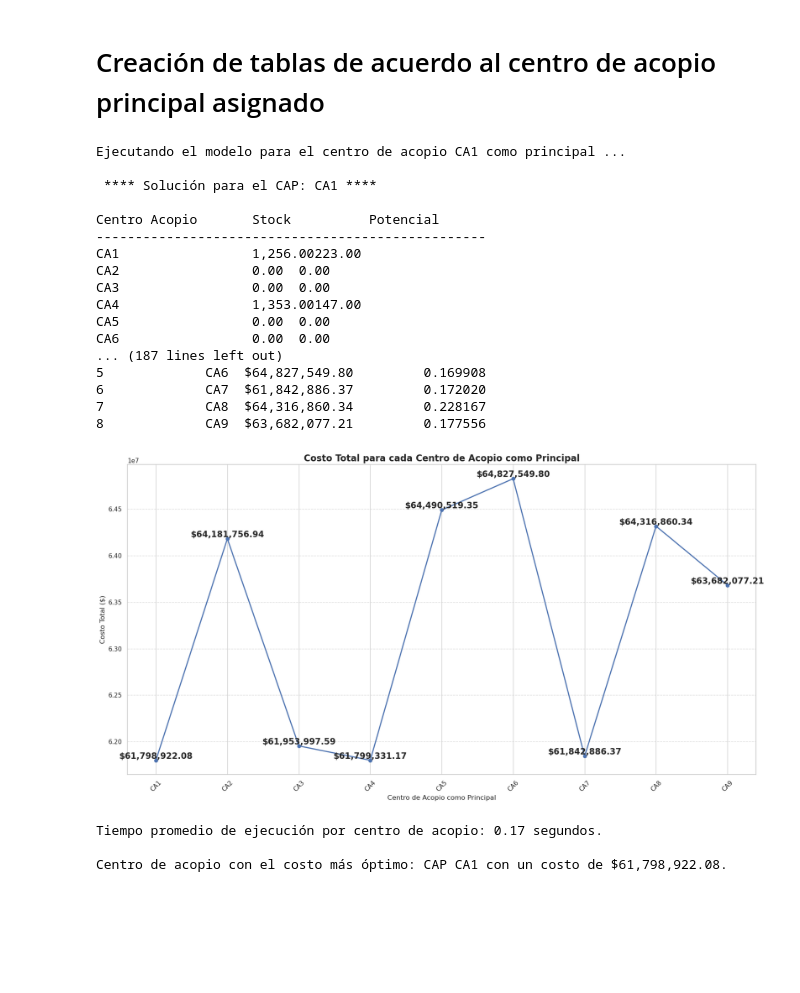
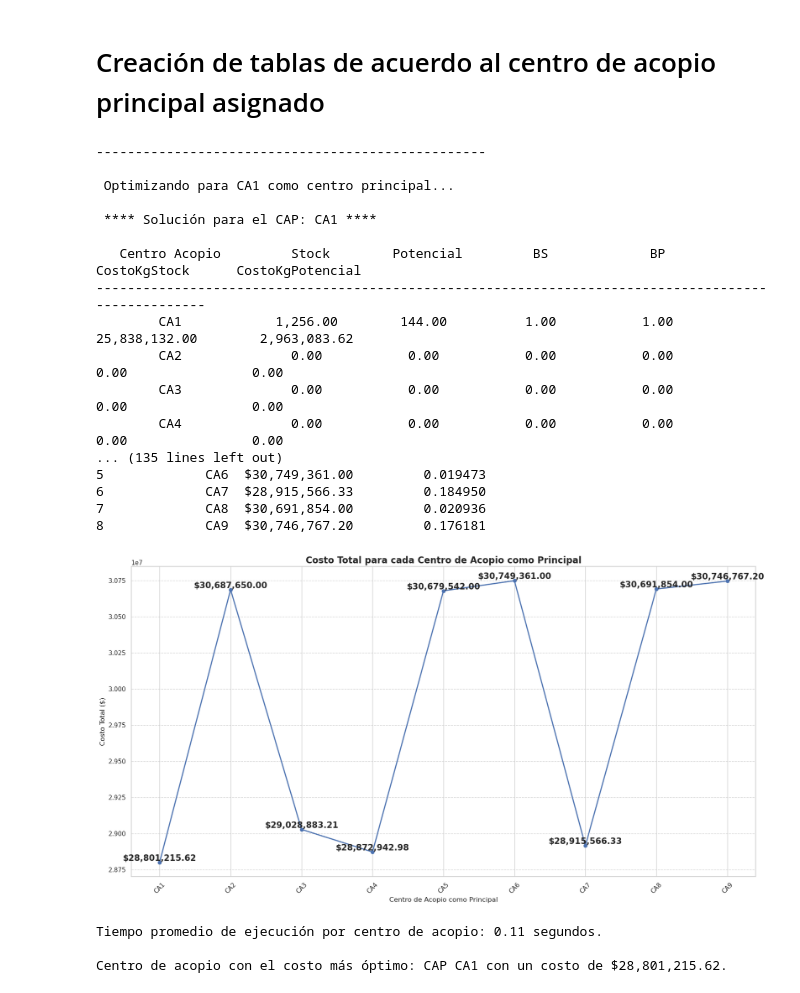
Before and after one commit to Manuelortegaj11/Model, a Jupyter notebook: Queso.ipynb, the cells around one changed output. Drawn from its saved outputs; the diff is of its cells as text; code cells hidden in the pictures; blank space fills up the shorter version.

```diff
--- a/Queso.ipynb
+++ b/Queso.ipynb
@@ -395,7 +397,7 @@ def costo_CAP(idx_CAP, centros_df_CAP, cant_tomada, costo_tiempo):
 # %%
 
 # Parámetros de entrada
-demanda_cliente = 3000
+demanda_cliente = 1400
 CA_Ids = centros_acopio_df['Id_CA']
 CAP_sols = []
 costo_tiempo = 100
@@ -405,7 +407,8 @@ resultados_df = pd.DataFrame(columns=['CentroPrincipal', 'CostoTotal', 'TiempoEj
 
 # Bucle de optimización para cada centro de acopio como principal
 for Ids in CA_Ids:
-    print(f'\nEjecutando el modelo para el centro de acopio {Ids} como principal ...')
+    print('-' * 50)
+    print(f'\n Optimizando para {Ids} como centro principal...')
 
     # Temporizador para el centro de acopio actual
     start_time_CA = time.time()
@@ -441,8 +444,8 @@ for Ids in CA_Ids:
         CAP_sols.append((Ids, costo_total))
         resultados_df.loc[len(resultados_df)] = [Ids, costo_total, tiempo_ejecucion]
         print_asignation(model, Ids, centros_df_CAP)
-        print(f"Centro de acopio: {Ids}, Costo total: ${costo_total:,.2f}, Tiempo de ejecución: {tiempo_ejecucion:.2f} segundos")
-
+        print(f"Centro de acopio: {Ids} y un tiempo de ejecución: {tiempo_ejecucion:.2f} segundos")
+        print('-' * 50)
 # Cálculo del tiempo promedio de ejecución
 tiempo_promedio_ejecucion = resultados_df['TiempoEjecucion'].mean()
 
@@ -454,7 +457,7 @@ print(f'\n\nLa mejor solución encontrada fue: ${mejor_sol[1]:,.2f}, CAP: {mejor
 resultados_df['CostoTotal'] = resultados_df['CostoTotal'].apply(lambda x: f"${x:,.2f}")
 
 # Mostrar el DataFrame con los costos y tiempos de ejecución
-print("\nCuadro final de costos y tiempos de ejecución para cada centro de acopio como centro principal:")
+print("\nTabla de analisis costos y tiempos de ejecución:\n")
 print(resultados_df)
 
 # Convertir la columna 'CostoTotal' a tipo float para la gráfica
@@ -464,48 +467,48 @@ resultados_df['CostoTotal_float'] = resultados_df['CostoTotal'].replace('[\$,]',
 plt.figure(figsize=(17, 9))
 
 # Gráfico de línea para el costo total por centro de acopio
 plt.plot(
     resultados_df['CentroPrincipal'], resultados_df['CostoTotal_float'],
     color='#4c72b0', marker='o', linewidth=2, markersize=6
 )
 
 # Etiquetas y título del gráfico
 plt.title('Costo Total para cada Centro de Acopio como Principal', fontsize=16, fontweight='bold')
 plt.xlabel('Centro de Acopio como Principal', fontsize=12)
 plt.ylabel('Costo Total ($)', fontsize=12)
 
 # Mostrar valores en cada punto de la línea
 for i, (x, y) in enumerate(zip(resultados_df['CentroPrincipal'], resultados_df['CostoTotal_float'])):
     plt.text(x, y + 0.5, f"${y:,.2f}", ha='center', va='bottom', fontsize=15, fontweight='bold')
 
 # Mejorar la visualización
 plt.xticks(rotation=45)
 plt.grid(axis='y', linestyle='--', alpha=0.7)  # Agregar líneas de cuadrícula en el eje y
 plt.tight_layout()
 plt.show()
 
 # Análisis final del cuadro
 print(f"\nTiempo promedio de ejecución por centro de acopio: {tiempo_promedio_ejecucion:.2f} segundos.")
 print(f"\nCentro de acopio con el costo más óptimo: CAP {mejor_sol[0]} con un costo de ${mejor_sol[1]:,.2f}.")
 # %% [output]
-Ejecutando el modelo para el centro de acopio CA1 como principal ...
+--------------------------------------------------
+
+ Optimizando para CA1 como centro principal...
 
  **** Solución para el CAP: CA1 ****
 
-Centro Acopio       Stock          Potencial
---------------------------------------------------
-CA1                 1,256.00223.00
-CA2                 0.00  0.00
-CA3                 0.00  0.00
-CA4                 1,353.00147.00
-CA5                 0.00  0.00
-CA6                 0.00  0.00
-... (187 lines left out)
-5             CA6  $64,827,549.80         0.169908
-6             CA7  $61,842,886.37         0.172020
-7             CA8  $64,316,860.34         0.228167
-8             CA9  $63,682,077.21         0.177556
+   Centro Acopio         Stock        Potencial         BS             BP           CostoKgStock      CostoKgPotencial
+----------------------------------------------------------------------------------------------------
+        CA1            1,256.00        144.00          1.00           1.00         25,838,132.00        2,963,083.62
+        CA2              0.00           0.00           0.00           0.00              0.00                0.00
+        CA3              0.00           0.00           0.00           0.00              0.00                0.00
+        CA4              0.00           0.00           0.00           0.00              0.00                0.00
+... (135 lines left out)
+5             CA6  $30,749,361.00         0.019473
+6             CA7  $28,915,566.33         0.184950
+7             CA8  $30,691,854.00         0.020936
+8             CA9  $30,746,767.20         0.176181
-[figure, old version]
+[figure, new version]
-Tiempo promedio de ejecución por centro de acopio: 0.17 segundos.
+Tiempo promedio de ejecución por centro de acopio: 0.11 segundos.
 
-Centro de acopio con el costo más óptimo: CAP CA1 con un costo de $61,798,922.08.
+Centro de acopio con el costo más óptimo: CAP CA1 con un costo de $28,801,215.62.
```
Also changed, not shown: parts of 1 cell of this notebook.
